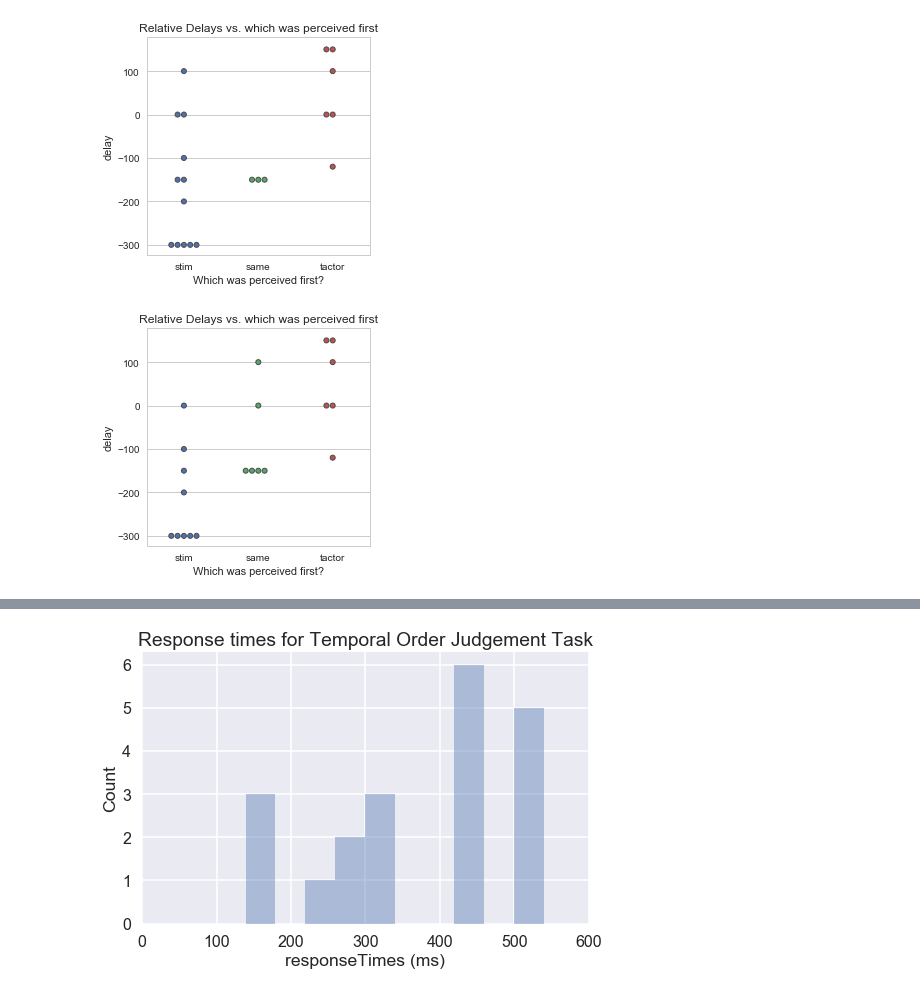
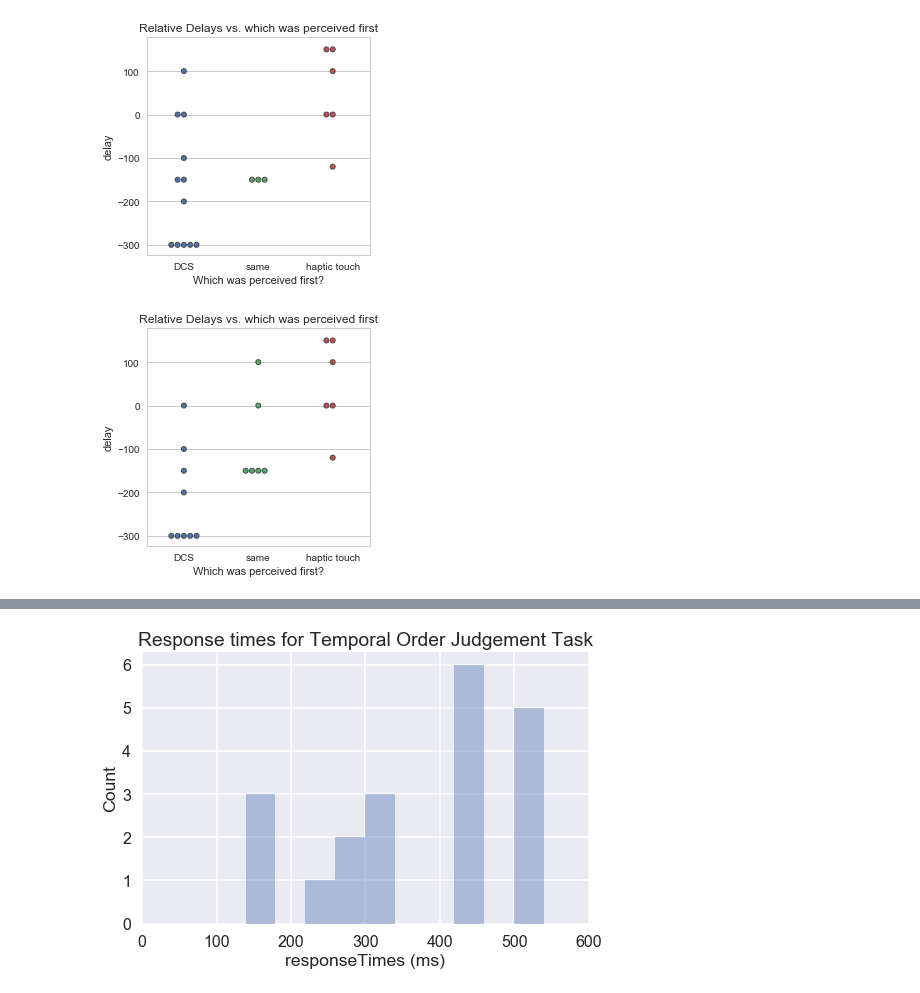
Before and after one commit to davidjuliancaldwell/StimulationResponseTimingPython, a Jupyter notebook: a1355e_tempOrderJudge.ipynb, the cells around one changed output, grey strips where cells are left out. Cells and saved outputs as stored; diff of their text form; code cells hidden in the pictures.

```diff
--- a/a1355e_tempOrderJudge.ipynb
+++ b/a1355e_tempOrderJudge.ipynb
@@ -22,7 +22,7 @@ firstFeel = np.array([1,2,1,1,0,2,0,1,1,1,0,2,1,1,1,0,1,0,1,0,1])
 
 d = {'delay': delay, 'perception': firstFeel}
 dataFrameInt = pd.DataFrame(data=d)
-map_dict = {0: "tactor",1: "stim",2:"same"}
+map_dict = {0: "haptic touch",1: "DCS",2:"same"}
 dataFrameInt["type"] = dataFrameInt["perception"].map(map_dict)
 #dataFrameInt = pd.DataFrame(delay,firstFeel)
 
@@ -39,36 +39,36 @@ plt.title('Relative Delays vs. which was perceived first')
 ax.set_xlabel('Which was perceived first?')
 plt.savefig('TOJ_a1355e_perceptionTimes.png',dpi=600)
 
 ######################
 
 firstFeelMoreSame = copy.copy(firstFeel)
 
 # any he said were hard to say but slight edge for stim go to same
 firstFeelMoreSame[[8,9,14]] = 2
 
 
 
 dSame = {'delay': delay, 'perception': firstFeelMoreSame}
 dataFrameIntSame = pd.DataFrame(data=dSame)
-map_dict = {0: "tactor",1: "stim",2:"same"}
+map_dict = {0: "haptic touch",1: "DCS",2:"same"}
 dataFrameIntSame["type"] = dataFrameIntSame["perception"].map(map_dict)
 #dataFrameInt = pd.DataFrame(delay,firstFeel)
 
 font = {'size'   : 34}
 
 mpl.rc('font', **font)
 
 plt.figure(figsize=(4,4))
 #ax = sns.stripplot(x="type", y="delay", data=dataFrameInt,jitter=True,linewidth=1);
 ax = sns.swarmplot(x="type", y="delay", data=dataFrameIntSame,linewidth=1);
 
 
 plt.title('Relative Delays vs. which was perceived first')
 ax.set_xlabel('Which was perceived first?')
 plt.savefig('TOJ_a1355e_perceptionTimes_moreSame.png',dpi=600)
 # %% [output]
-[figure, old version]
+[figure, new version]
-[figure, old version]
+[figure, new version]
 # %%
 #####################
 import numpy as np
```
Also changed, not shown: parts of 13 cells of this notebook, 2 other files.
